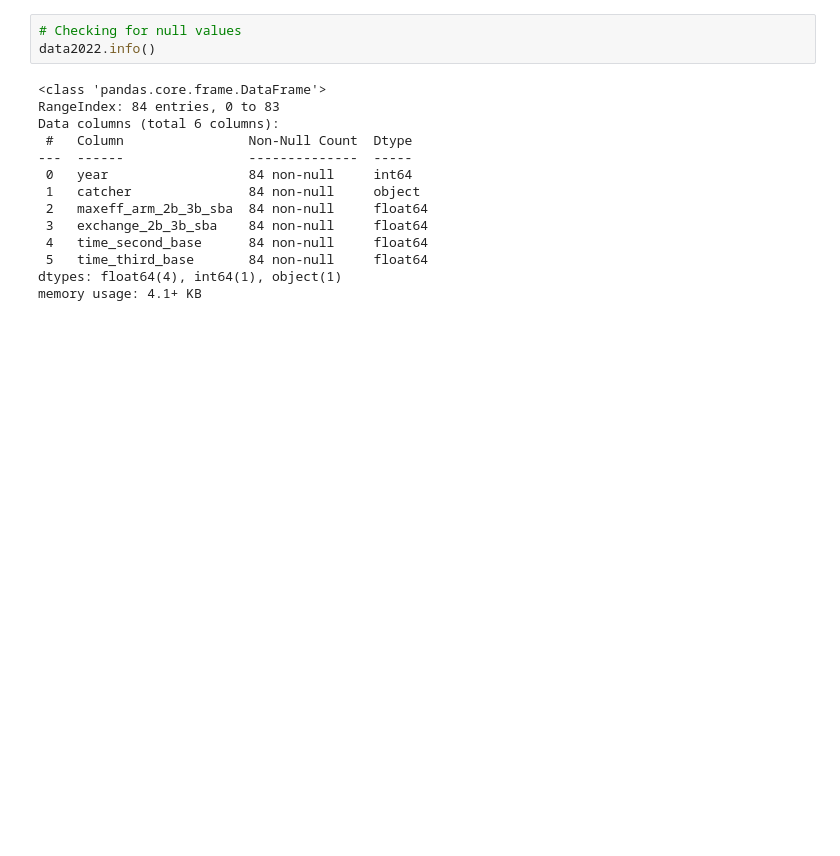
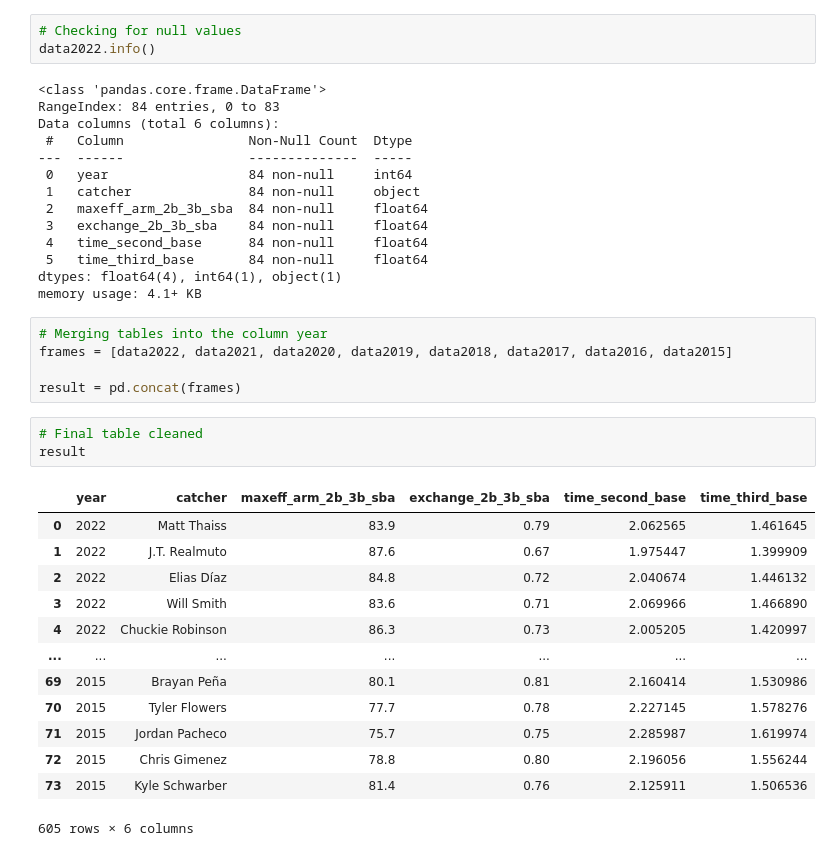
Before and after one commit to MireyNM/Predict_Future_MLB_Stats, a Jupyter notebook: Code/Deliverable_1_Stat_Cast_Catcher.ipynb, the cells around one changed output. Cells and saved outputs as stored; diff of their text form; blank space fills up the shorter version.

```diff
--- a/Code/Deliverable_1_Stat_Cast_Catcher.ipynb
+++ b/Code/Deliverable_1_Stat_Cast_Catcher.ipynb
@@ -494,3 +505,25 @@ Data columns (total 6 columns):
  5   time_third_base       84 non-null     float64
 dtypes: float64(4), int64(1), object(1)
 memory usage: 4.1+ KB
+# %%
+# Merging tables into the column year
+frames = [data2022, data2021, data2020, data2019, data2018, data2017, data2016, data2015]
+
+result = pd.concat(frames)
+# %%
+# Final table cleaned
+result
+# %% [output]
+|  | year | catcher | maxeff_arm_2b_3b_sba | exchange_2b_3b_sba | time_second_base | time_third_base |
+| 0 | 2022 | Matt Thaiss | 83.9 | 0.79 | 2.062565 | 1.461645 |
+| 1 | 2022 | J.T. Realmuto | 87.6 | 0.67 | 1.975447 | 1.399909 |
+| 2 | 2022 | Elias Díaz | 84.8 | 0.72 | 2.040674 | 1.446132 |
+| 3 | 2022 | Will Smith | 83.6 | 0.71 | 2.069966 | 1.466890 |
+| 4 | 2022 | Chuckie Robinson | 86.3 | 0.73 | 2.005205 | 1.420997 |
+| ... | ... | ... | ... | ... | ... | ... |
+| 69 | 2015 | Brayan Peña | 80.1 | 0.81 | 2.160414 | 1.530986 |
+| 70 | 2015 | Tyler Flowers | 77.7 | 0.78 | 2.227145 | 1.578276 |
+| 71 | 2015 | Jordan Pacheco | 75.7 | 0.75 | 2.285987 | 1.619974 |
+| 72 | 2015 | Chris Gimenez | 78.8 | 0.80 | 2.196056 | 1.556244 |
+| 73 | 2015 | Kyle Schwarber | 81.4 | 0.76 | 2.125911 | 1.506536 |
+605 rows × 6 columns
```
Also changed, not shown: parts of 11 cells of this notebook, 5 other files.
